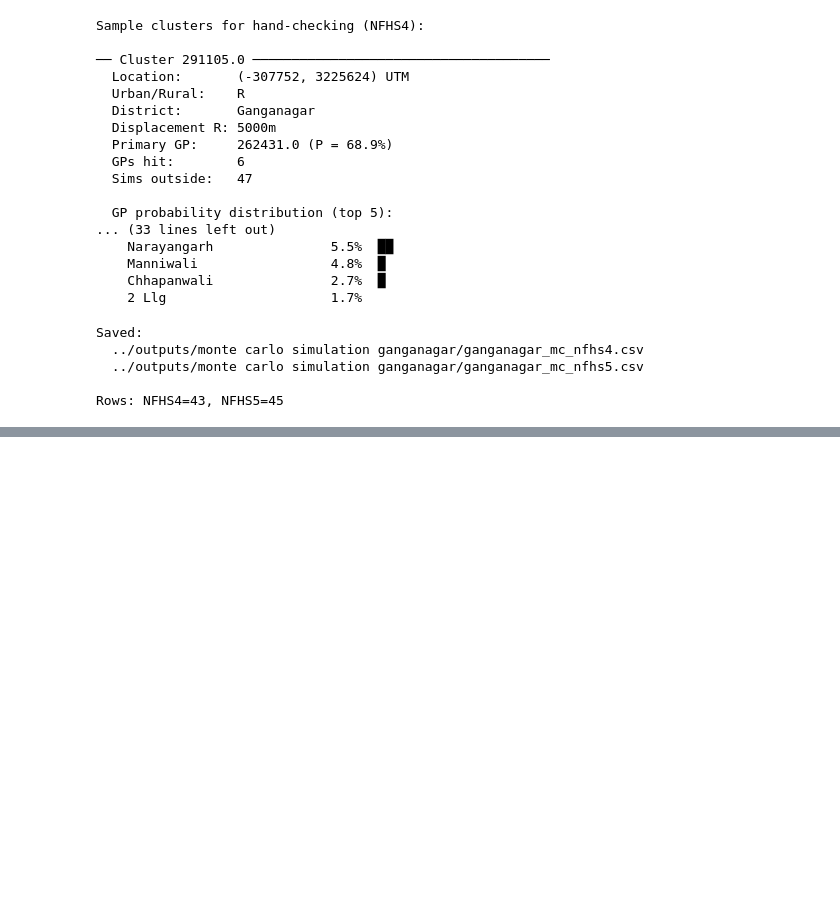
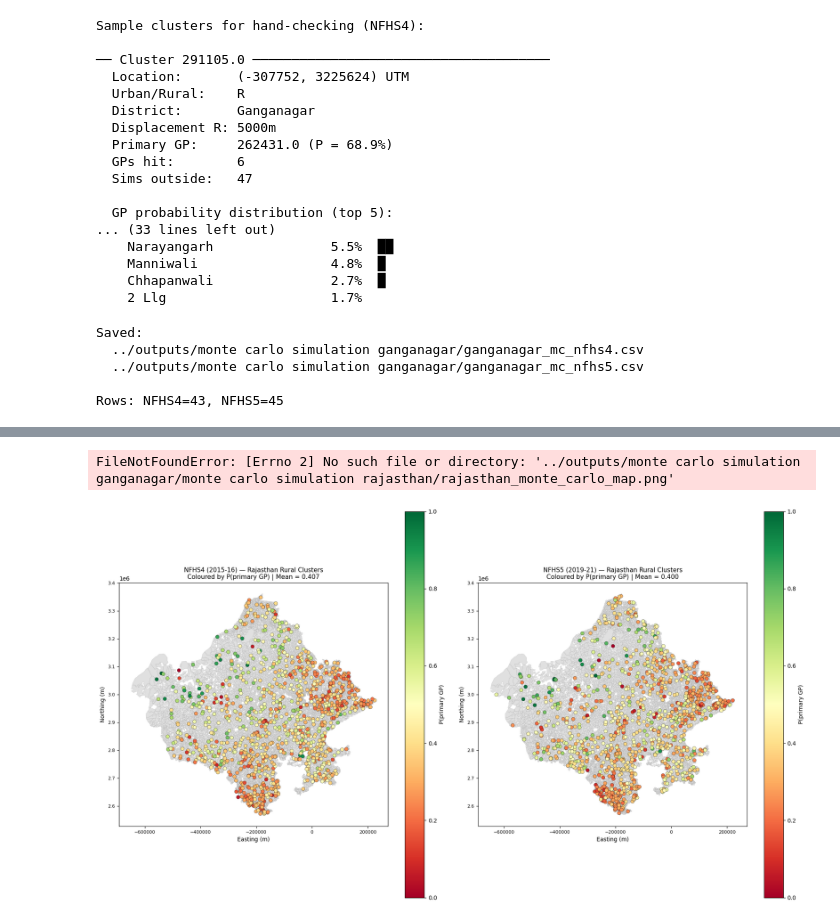
Before and after one commit to in-rolls/exemplar, a Jupyter notebook: scripts/monte_carlo_gp_assignment.ipynb, the cells around one changed output, grey strips where cells are left out. Cells and saved outputs as stored; diff of their text form; code cells hidden in the pictures; blank space fills up the shorter version.

Commit message:
Monte carlo simulation

```diff
--- a/scripts/monte_carlo_gp_assignment.ipynb
+++ b/scripts/monte_carlo_gp_assignment.ipynb
@@ -656,0 +775,16 @@ Rows: NFHS4=43, NFHS5=45
+# %%
+# =============================================================================
+# CELL 15 — Run Monte Carlo for All Rajasthan Clusters
+# =============================================================================
+# Runs the same Monte Carlo simulation as the Ganganagar pilot but
+# across all rural Rajasthan clusters in both NFHS4 and NFHS5.
+# Uses the same run_monte_carlo function defined in Cell 7.
+
+print("Running Monte Carlo for all Rajasthan rural clusters...")
+print(f"NFHS4: {len(nfhs4_rj)} clusters × {N_SIMULATIONS} simulations")
+print(f"NFHS5: {len(nfhs5_rj)} clusters × {N_SIMULATIONS} simulations")
+
+mc_nfhs4_rj = run_monte_carlo(nfhs4_rj, gp_polygons_rj, N_SIMULATIONS, RANDOM_SEED)
+mc_nfhs5_rj = run_monte_carlo(nfhs5_rj, gp_polygons_rj, N_SIMULATIONS, RANDOM_SEED)
+
+print("\nDone.")
@@ -656,0 +872,59 @@ Rows: NFHS4=43, NFHS5=45
+# %%
+# =============================================================================
+# CELL 17 — Visualisation: Full Rajasthan Map
+# =============================================================================
+
+fig, axes = plt.subplots(1, 2, figsize=(18, 10))
+
+for ax, mc_df, clusters_gdf, round_name in [
+    (axes[0], mc_nfhs4_rj, nfhs4_rj, "NFHS4 (2015-16)"),
+    (axes[1], mc_nfhs5_rj, nfhs5_rj, "NFHS5 (2019-21)")
+]:
+    # Plot GP boundaries
+    gp_polygons_rj.plot(
+        ax=ax,
+        color="lightgrey",
+        edgecolor="darkgrey",
+        linewidth=0.3,
+        alpha=0.7
+    )
+
+    # Merge probabilities onto cluster locations
+    clusters_plot = clusters_gdf.merge(
+        mc_df[["DHSCLUST", "primary_gp_prob", "n_gps_hit"]],
+        on="DHSCLUST", how="left"
+    )
+
+    scatter = ax.scatter(
+        clusters_plot.geometry.x,
+        clusters_plot.geometry.y,
+        c=clusters_plot["primary_gp_prob"],
+        cmap="RdYlGn",
+        vmin=0, vmax=1,
+        s=40,
+        edgecolors="black",
+        linewidth=0.3,
+        zorder=5
+    )
+
+    plt.colorbar(scatter, ax=ax, label="P(primary GP)")
+    ax.set_title(
+        f"{round_name} — Rajasthan Rural Clusters\n"
+        f"Coloured by P(primary GP) | "
+        f"Mean = {mc_df['primary_gp_prob'].mean():.3f}",
+        fontsize=11
+    )
+    ax.set_xlabel("Easting (m)")
+    ax.set_ylabel("Northing (m)")
+    ax.tick_params(labelsize=8)
+
+plt.tight_layout()
+plt.savefig(
+    OUTPUT_DIR / "monte carlo simulation rajasthan" / "rajasthan_monte_carlo_map.png",
+    dpi=150, bbox_inches="tight"
+)
+plt.show()
+print("Map saved.")
+# %% [output]
+FileNotFoundError: [Errno 2] No such file or directory: '../outputs/monte carlo simulation ganganagar/monte carlo simulation rajasthan/rajasthan_monte_carlo_map.png'
+[figure, added]
```
Also changed, not shown: parts of 6 cells of this notebook, 3 other files.
